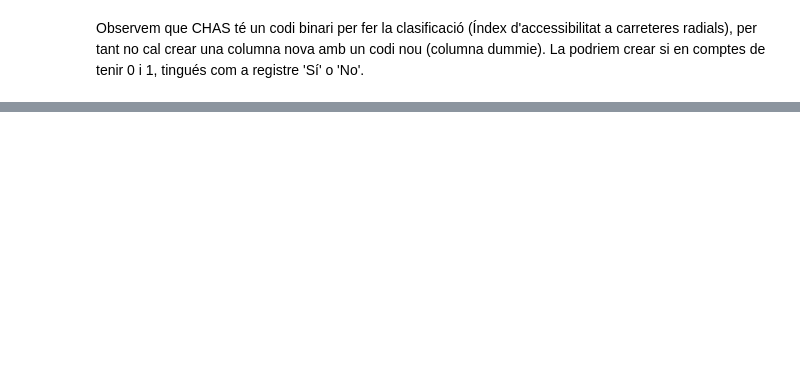
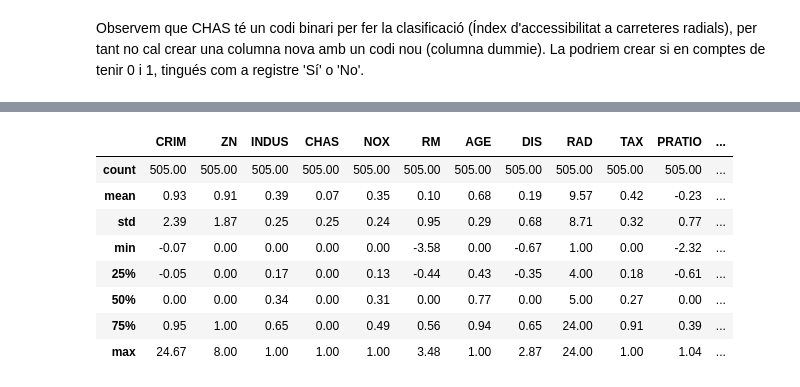
Before and after one commit to paucco/SkLearn_Train_Test, a Jupyter notebook: Tasca M5 T02.ipynb, the cells around one changed output, grey strips where cells are left out. Drawn from its saved outputs; the diff is of its cells as text; code cells hidden in the pictures; blank space fills up the shorter version.

```diff
--- a/Tasca M5 T02.ipynb
+++ b/Tasca M5 T02.ipynb
@@ -457,0 +515,12 @@ df_train
+# %%
+df_estand.describe().round(2)
+# %% [output]
+|  | CRIM | ZN | INDUS | CHAS | NOX | RM | AGE | DIS | RAD | TAX | PRATIO | ... |
+| count | 505.00 | 505.00 | 505.00 | 505.00 | 505.00 | 505.00 | 505.00 | 505.00 | 505.00 | 505.00 | 505.00 | ... |
+| mean | 0.93 | 0.91 | 0.39 | 0.07 | 0.35 | 0.10 | 0.68 | 0.19 | 9.57 | 0.42 | -0.23 | ... |
+| std | 2.39 | 1.87 | 0.25 | 0.25 | 0.24 | 0.95 | 0.29 | 0.68 | 8.71 | 0.32 | 0.77 | ... |
+| min | -0.07 | 0.00 | 0.00 | 0.00 | 0.00 | -3.58 | 0.00 | -0.67 | 1.00 | 0.00 | -2.32 | ... |
+| 25% | -0.05 | 0.00 | 0.17 | 0.00 | 0.13 | -0.44 | 0.43 | -0.35 | 4.00 | 0.18 | -0.61 | ... |
+| 50% | 0.00 | 0.00 | 0.34 | 0.00 | 0.31 | 0.00 | 0.77 | 0.00 | 5.00 | 0.27 | 0.00 | ... |
+| 75% | 0.95 | 1.00 | 0.65 | 0.00 | 0.49 | 0.56 | 0.94 | 0.65 | 24.00 | 0.91 | 0.39 | ... |
+| max | 24.67 | 8.00 | 1.00 | 1.00 | 1.00 | 3.48 | 1.00 | 2.87 | 24.00 | 1.00 | 1.04 | ... |
```
Also changed, not shown: parts of 14 cells of this notebook.
